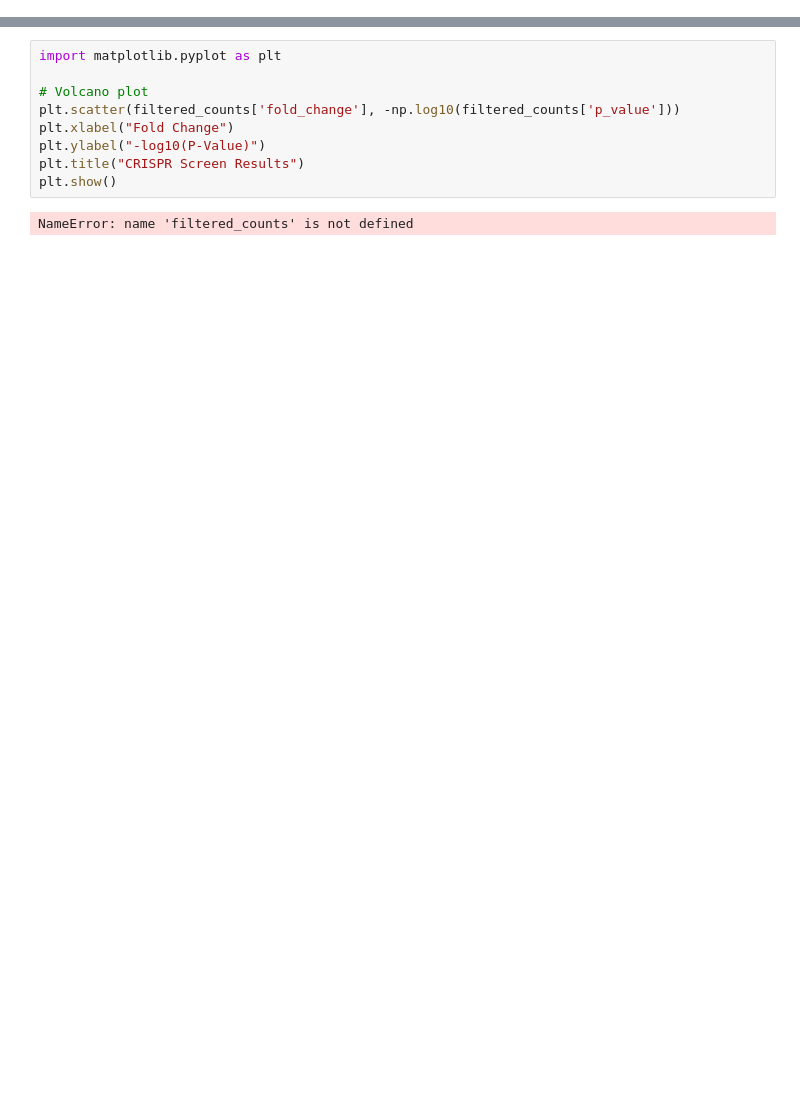
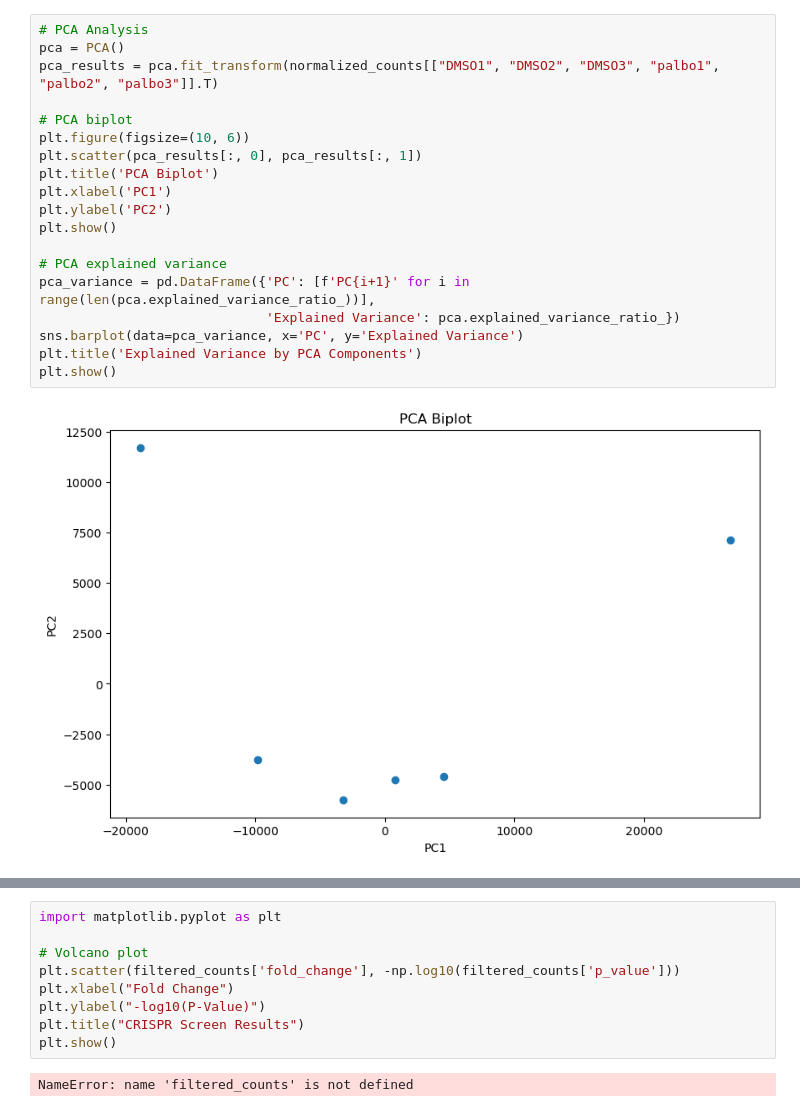
Before and after one commit to macorony/palbocilib_analysis_pipeline, a Jupyter notebook: Palbociclib_analysis_pipeline.ipynb, the cells around one changed output, grey strips where cells are left out. Cells and saved outputs as stored; diff of their text form; blank space fills up the shorter version.

```diff
--- a/Palbociclib_analysis_pipeline.ipynb
+++ b/Palbociclib_analysis_pipeline.ipynb
@@ -0,0 +110,21 @@
+# %%
+# PCA Analysis
+pca = PCA()
+pca_results = pca.fit_transform(normalized_counts[["DMSO1", "DMSO2", "DMSO3", "palbo1", "palbo2", "palbo3"]].T)
+
+# PCA biplot
+plt.figure(figsize=(10, 6))
+plt.scatter(pca_results[:, 0], pca_results[:, 1])
+plt.title('PCA Biplot')
+plt.xlabel('PC1')
+plt.ylabel('PC2')
+plt.show()
+
+# PCA explained variance
+pca_variance = pd.DataFrame({'PC': [f'PC{i+1}' for i in range(len(pca.explained_variance_ratio_))],
+                             'Explained Variance': pca.explained_variance_ratio_})
+sns.barplot(data=pca_variance, x='PC', y='Explained Variance')
+plt.title('Explained Variance by PCA Components')
+plt.show()
+# %% [output]
+[figure, added]
```
Also changed, not shown: parts of 18 cells of this notebook, 2 other files.
